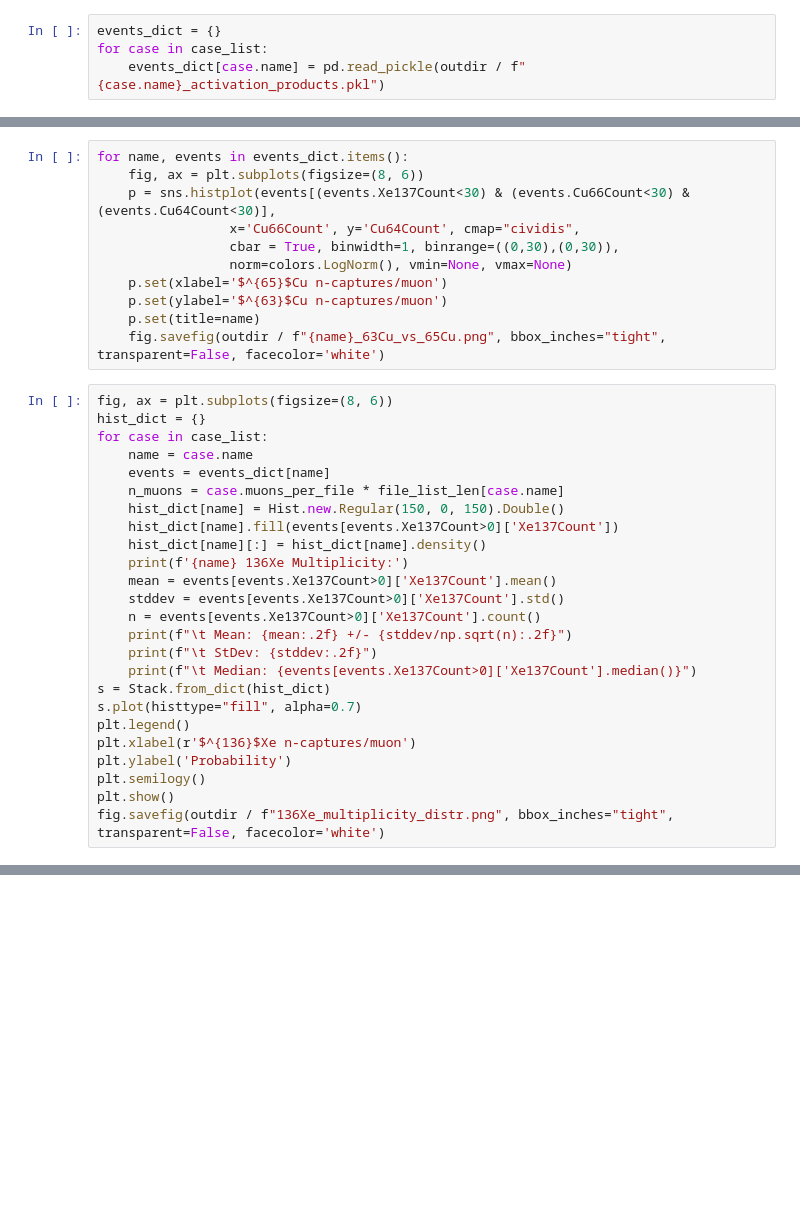
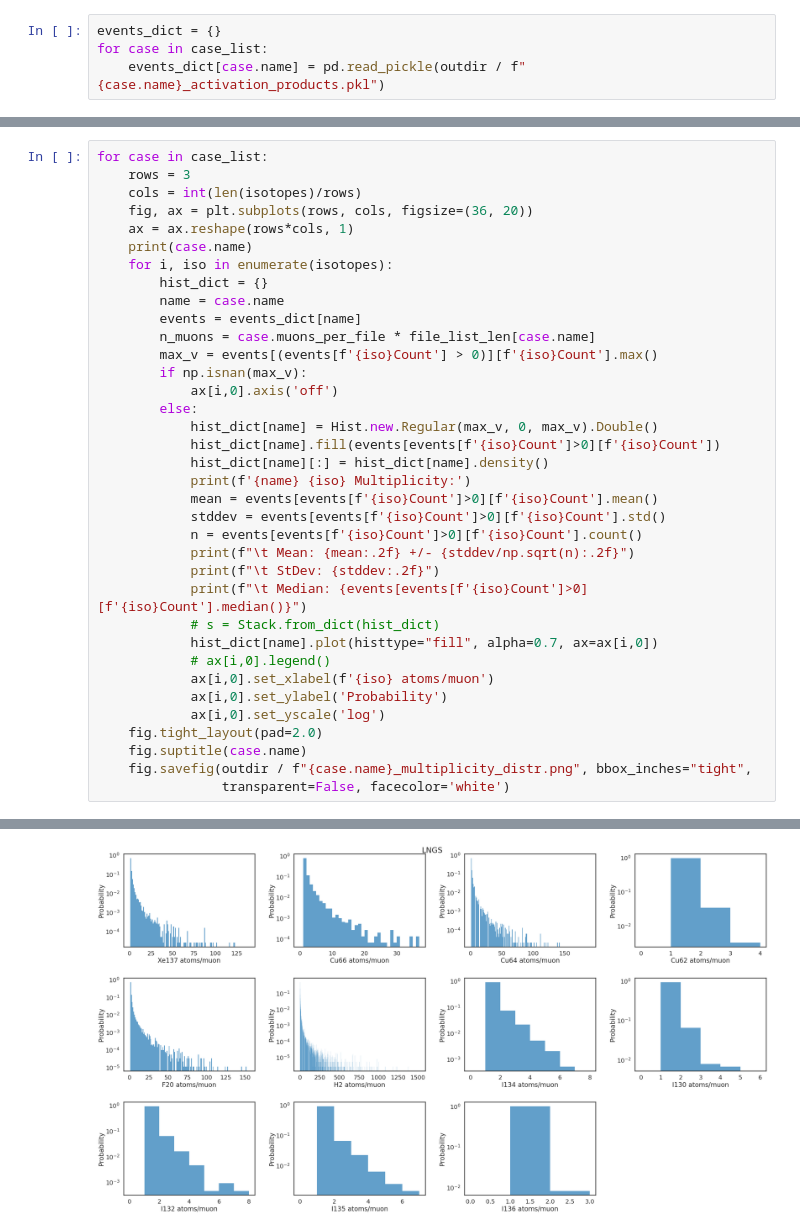
Before and after one commit to YMTheory/sensitivity, a Jupyter notebook: work/SensitivityPaper2020_scripts/SiteSelectionStudy/cosmogenic_simulations_correlations.ipynb, the cells around one changed output, grey strips where cells are left out. Drawn from its saved outputs; the diff is of its cells as text; blank space fills up the shorter version.

```diff
--- a/work/SensitivityPaper2020_scripts/SiteSelectionStudy/cosmogenic_simulations_correlations.ipynb
+++ b/work/SensitivityPaper2020_scripts/SiteSelectionStudy/cosmogenic_simulations_correlations.ipynb
@@ -96,36 +153,37 @@ for name, events in events_dict.items():
-# %%
-for name, events in events_dict.items():
-    fig, ax = plt.subplots(figsize=(8, 6))
-    p = sns.histplot(events[(events.Xe137Count<30) & (events.Cu66Count<30) & (events.Cu64Count<30)],
-                 x='Cu66Count', y='Cu64Count', cmap="cividis",
-                 cbar = True, binwidth=1, binrange=((0,30),(0,30)),
-                 norm=colors.LogNorm(), vmin=None, vmax=None)
-    p.set(xlabel='$^{65}$Cu n-captures/muon')
-    p.set(ylabel='$^{63}$Cu n-captures/muon')
-    p.set(title=name)
-    fig.savefig(outdir / f"{name}_63Cu_vs_65Cu.png", bbox_inches="tight", transparent=False, facecolor='white')
 # %%
-fig, ax = plt.subplots(figsize=(8, 6))
-hist_dict = {}
 for case in case_list:
-    name = case.name
-    events = events_dict[name]
-    n_muons = case.muons_per_file * file_list_len[case.name]
-    hist_dict[name] = Hist.new.Regular(150, 0, 150).Double()
-    hist_dict[name].fill(events[events.Xe137Count>0]['Xe137Count'])
-    hist_dict[name][:] = hist_dict[name].density()
-    print(f'{name} 136Xe Multiplicity:')
-    mean = events[events.Xe137Count>0]['Xe137Count'].mean()
-    stddev = events[events.Xe137Count>0]['Xe137Count'].std()
-    n = events[events.Xe137Count>0]['Xe137Count'].count()
-    print(f"\t Mean: {mean:.2f} +/- {stddev/np.sqrt(n):.2f}")
-    print(f"\t StDev: {stddev:.2f}")
-    print(f"\t Median: {events[events.Xe137Count>0]['Xe137Count'].median()}")
-s = Stack.from_dict(hist_dict)
-s.plot(histtype="fill", alpha=0.7)
-plt.legend()
-plt.xlabel(r'$^{136}$Xe n-captures/muon')
-plt.ylabel('Probability')
-plt.semilogy()
-plt.show()
-fig.savefig(outdir / f"136Xe_multiplicity_distr.png", bbox_inches="tight", transparent=False, facecolor='white')
+    rows = 3
+    cols = int(len(isotopes)/rows)
+    fig, ax = plt.subplots(rows, cols, figsize=(36, 20))
+    ax = ax.reshape(rows*cols, 1)
+    print(case.name)
+    for i, iso in enumerate(isotopes):
+        hist_dict = {}
+        name = case.name
+        events = events_dict[name]
+        n_muons = case.muons_per_file * file_list_len[case.name]
+        max_v = events[(events[f'{iso}Count'] > 0)][f'{iso}Count'].max()
+        if np.isnan(max_v):
+            ax[i,0].axis('off')
+        else:
+            hist_dict[name] = Hist.new.Regular(max_v, 0, max_v).Double()
+            hist_dict[name].fill(events[events[f'{iso}Count']>0][f'{iso}Count'])
+            hist_dict[name][:] = hist_dict[name].density()
+            print(f'{name} {iso} Multiplicity:')
+            mean = events[events[f'{iso}Count']>0][f'{iso}Count'].mean()
+            stddev = events[events[f'{iso}Count']>0][f'{iso}Count'].std()
+            n = events[events[f'{iso}Count']>0][f'{iso}Count'].count()
+            print(f"\t Mean: {mean:.2f} +/- {stddev/np.sqrt(n):.2f}")
+            print(f"\t StDev: {stddev:.2f}")
+            print(f"\t Median: {events[events[f'{iso}Count']>0][f'{iso}Count'].median()}")
+            # s = Stack.from_dict(hist_dict)
+            hist_dict[name].plot(histtype="fill", alpha=0.7, ax=ax[i,0])
+            # ax[i,0].legend()
+            ax[i,0].set_xlabel(f'{iso} atoms/muon')
+            ax[i,0].set_ylabel('Probability')
+            ax[i,0].set_yscale('log')
+    fig.tight_layout(pad=2.0)
+    fig.suptitle(case.name)
+    fig.savefig(outdir / f"{case.name}_multiplicity_distr.png", bbox_inches="tight",
+                transparent=False, facecolor='white')
+# %% [output]
@@ -131,0 +207 @@ fig.savefig(outdir / f"136Xe_multiplicity_distr.png", bbox_inches="tight", trans
+[figure, added]
```
Also changed, not shown: parts of 8 cells of this notebook, 5 other files.
